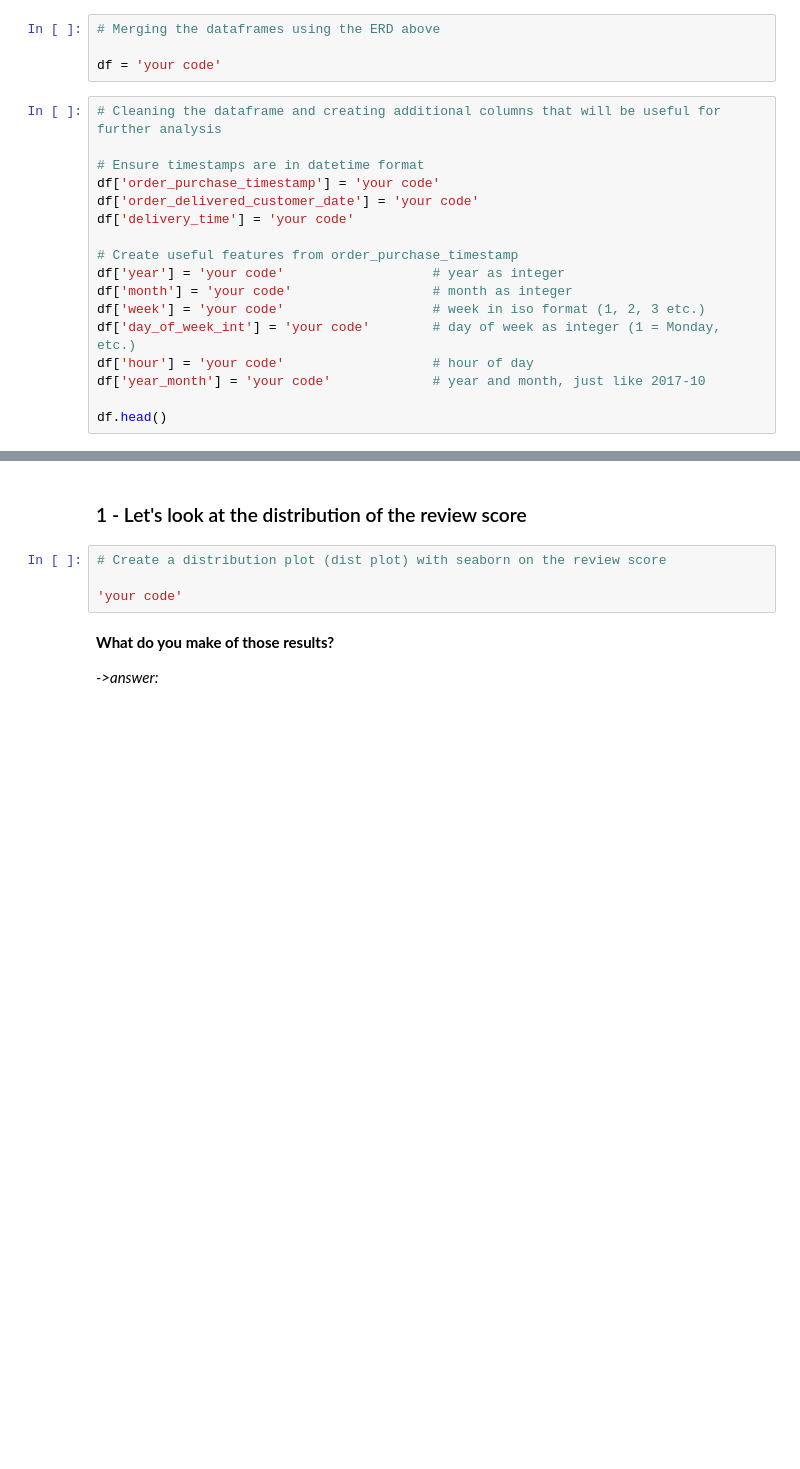
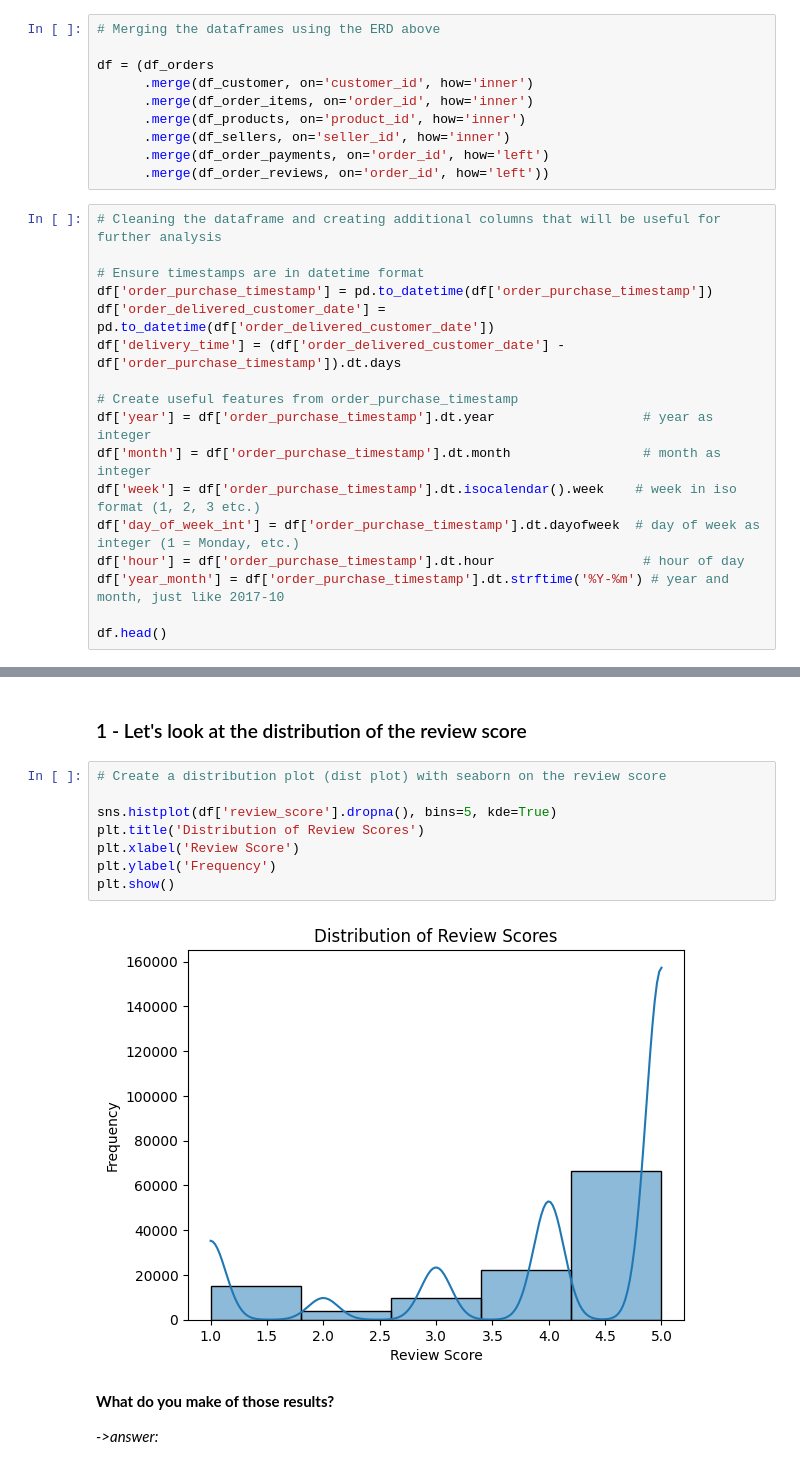
Before and after one commit to khaledngr/albert-hod-shared, a Jupyter notebook: notebooks/hod-olist-analysis.ipynb, the cells around one changed output, grey strips where cells are left out. Cells and saved outputs as stored; diff of their text form; blank space fills up the shorter version.

```diff
--- a/notebooks/hod-olist-analysis.ipynb
+++ b/notebooks/hod-olist-analysis.ipynb
@@ -310,22 +312,28 @@ Image(filename=filename)
 # %%
 # Merging the dataframes using the ERD above
 
-df = 'your code'
+df = (df_orders
+      .merge(df_customer, on='customer_id', how='inner')
+      .merge(df_order_items, on='order_id', how='inner')
+      .merge(df_products, on='product_id', how='inner')
+      .merge(df_sellers, on='seller_id', how='inner')
+      .merge(df_order_payments, on='order_id', how='left')
+      .merge(df_order_reviews, on='order_id', how='left'))
 # %%
 # Cleaning the dataframe and creating additional columns that will be useful for further analysis
 
 # Ensure timestamps are in datetime format
-df['order_purchase_timestamp'] = 'your code'
-df['order_delivered_customer_date'] = 'your code'
-df['delivery_time'] = 'your code'
+df['order_purchase_timestamp'] = pd.to_datetime(df['order_purchase_timestamp'])
+df['order_delivered_customer_date'] = pd.to_datetime(df['order_delivered_customer_date'])
+df['delivery_time'] = (df['order_delivered_customer_date'] - df['order_purchase_timestamp']).dt.days
 
 # Create useful features from order_purchase_timestamp
-df['year'] = 'your code'                   # year as integer
-df['month'] = 'your code'                  # month as integer
-df['week'] = 'your code'                   # week in iso format (1, 2, 3 etc.)
-df['day_of_week_int'] = 'your code'        # day of week as integer (1 = Monday, etc.)
-df['hour'] = 'your code'                   # hour of day
-df['year_month'] = 'your code'             # year and month, just like 2017-10
+df['year'] = df['order_purchase_timestamp'].dt.year                   # year as integer
+df['month'] = df['order_purchase_timestamp'].dt.month                 # month as integer
+df['week'] = df['order_purchase_timestamp'].dt.isocalendar().week    # week in iso format (1, 2, 3 etc.)
+df['day_of_week_int'] = df['order_purchase_timestamp'].dt.dayofweek  # day of week as integer (1 = Monday, etc.)
+df['hour'] = df['order_purchase_timestamp'].dt.hour                   # hour of day
+df['year_month'] = df['order_purchase_timestamp'].dt.strftime('%Y-%m') # year and month, just like 2017-10
 
 df.head()
 # %% [output]
@@ -337,7 +350,13 @@ NameError: name 'df' is not defined
 # %%
 # Create a distribution plot (dist plot) with seaborn on the review score
 
-'your code'
+sns.histplot(df['review_score'].dropna(), bins=5, kde=True)
+plt.title('Distribution of Review Scores')
+plt.xlabel('Review Score')
+plt.ylabel('Frequency')
+plt.show()
+# %% [output]
+[figure, added]
 # %% [markdown]
 **What do you make of those results?**
 
```
Also changed, not shown: parts of 23 cells of this notebook, 4 other files.
